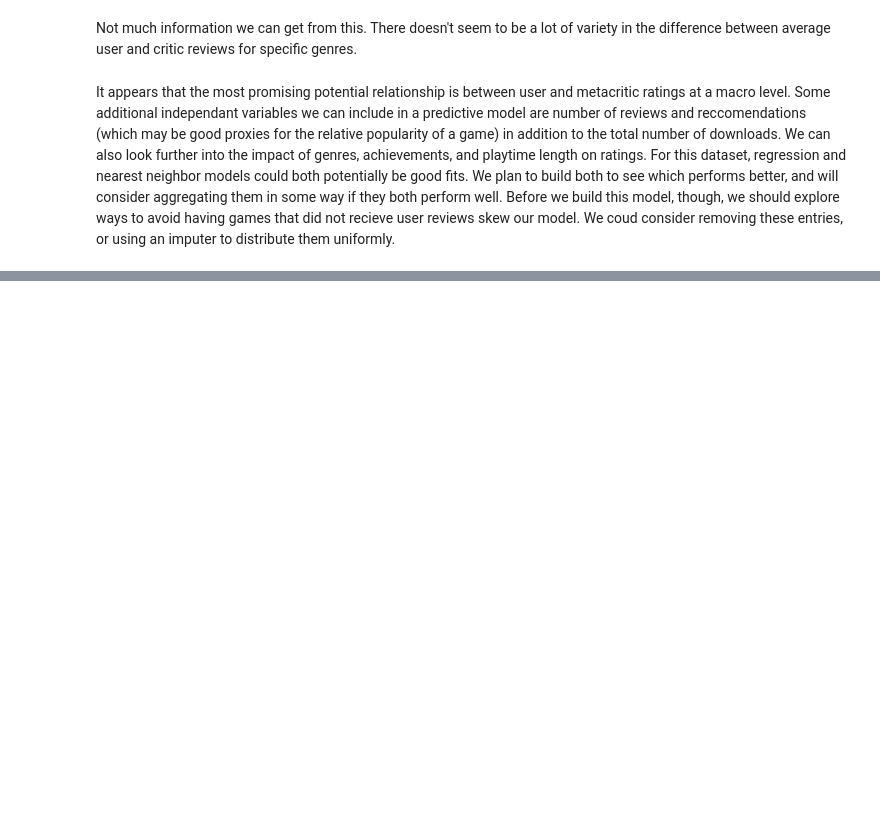
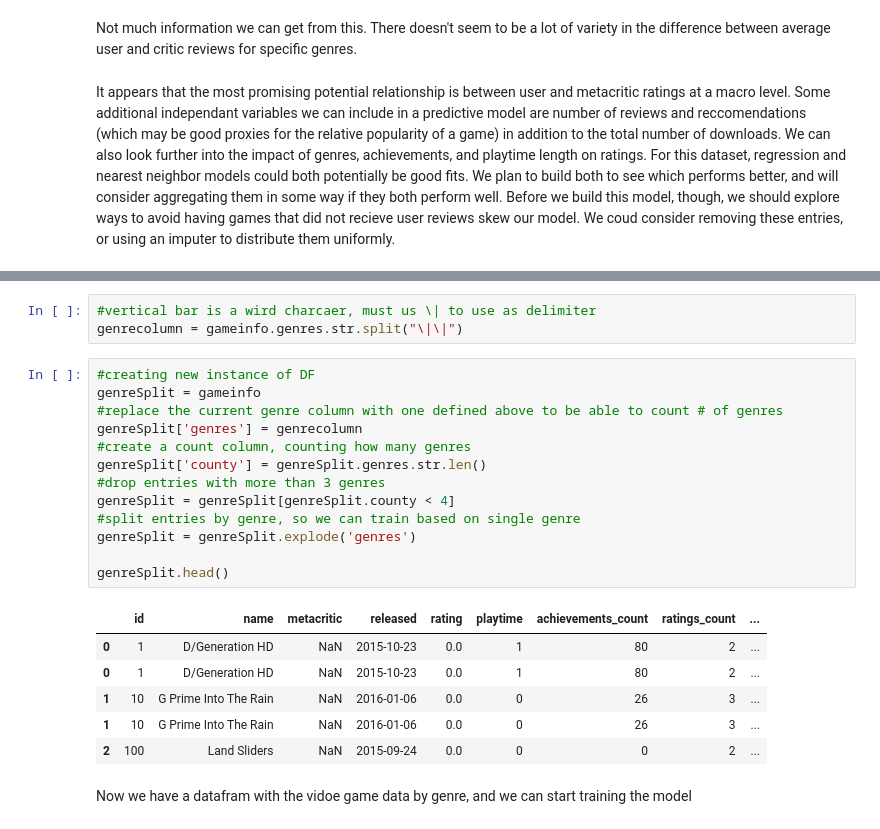
Before and after one commit to 21percentme/21percentme.github.io, a Jupyter notebook: Milestone1.ipynb, the cells around one changed output, grey strips where cells are left out. Drawn from its saved outputs; the diff is of its cells as text; blank space fills up the shorter version.

Commit message:
added model - Jason

```diff
--- a/Milestone1.ipynb
+++ b/Milestone1.ipynb
@@ -527,0 +532,25 @@ It appears that the most promising potential relationship is between user and me
+# %%
+#vertical bar is a wird charcaer, must us \| to use as delimiter
+genrecolumn = gameinfo.genres.str.split("\|\|")
+# %%
+#creating new instance of DF
+genreSplit = gameinfo
+#replace the current genre column with one defined above to be able to count # of genres
+genreSplit['genres'] = genrecolumn
+#create a count column, counting how many genres
+genreSplit['county'] = genreSplit.genres.str.len()
+#drop entries with more than 3 genres
+genreSplit = genreSplit[genreSplit.county < 4]
+#split entries by genre, so we can train based on single genre
+genreSplit = genreSplit.explode('genres')
+
+genreSplit.head()
+# %% [output]
+|  | id | name | metacritic | released | rating | playtime | achievements_count | ratings_count | ... |
+| 0 | 1 | D/Generation HD | NaN | 2015-10-23 | 0.0 | 1 | 80 | 2 | ... |
+| 0 | 1 | D/Generation HD | NaN | 2015-10-23 | 0.0 | 1 | 80 | 2 | ... |
+| 1 | 10 | G Prime Into The Rain | NaN | 2016-01-06 | 0.0 | 0 | 26 | 3 | ... |
+| 1 | 10 | G Prime Into The Rain | NaN | 2016-01-06 | 0.0 | 0 | 26 | 3 | ... |
+| 2 | 100 | Land Sliders | NaN | 2015-09-24 | 0.0 | 0 | 0 | 2 | ... |
+# %% [markdown]
+Now we have a datafram with the vidoe game data by genre, and we can start training the model
```
Also changed, not shown: parts of 4 cells of this notebook.
